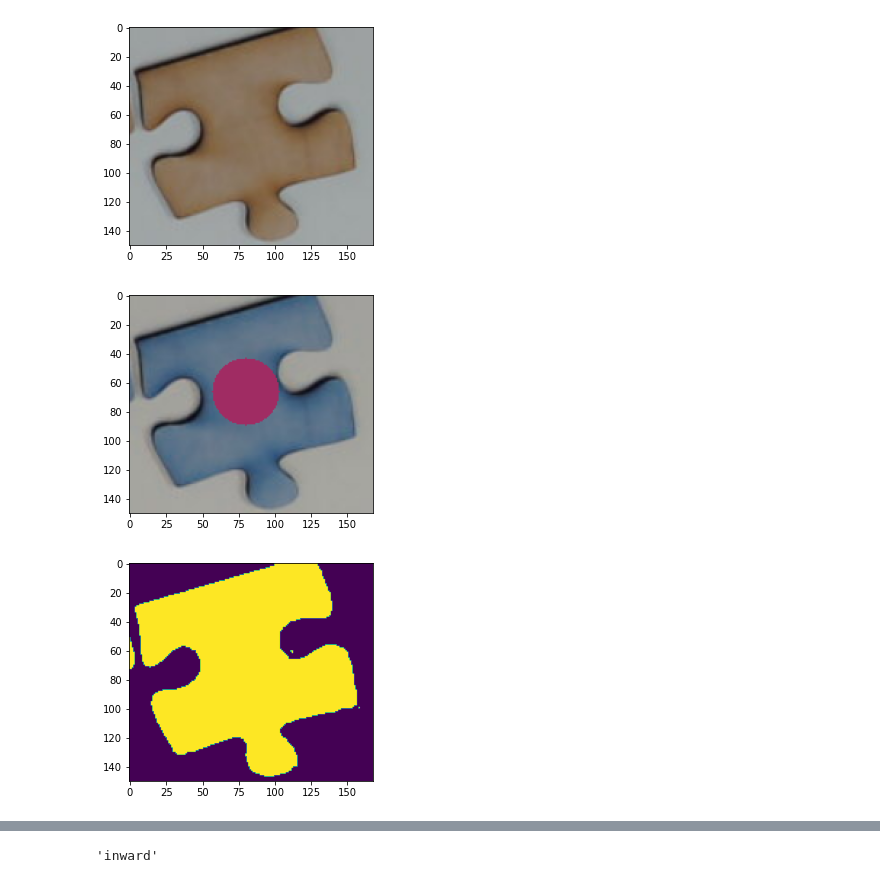
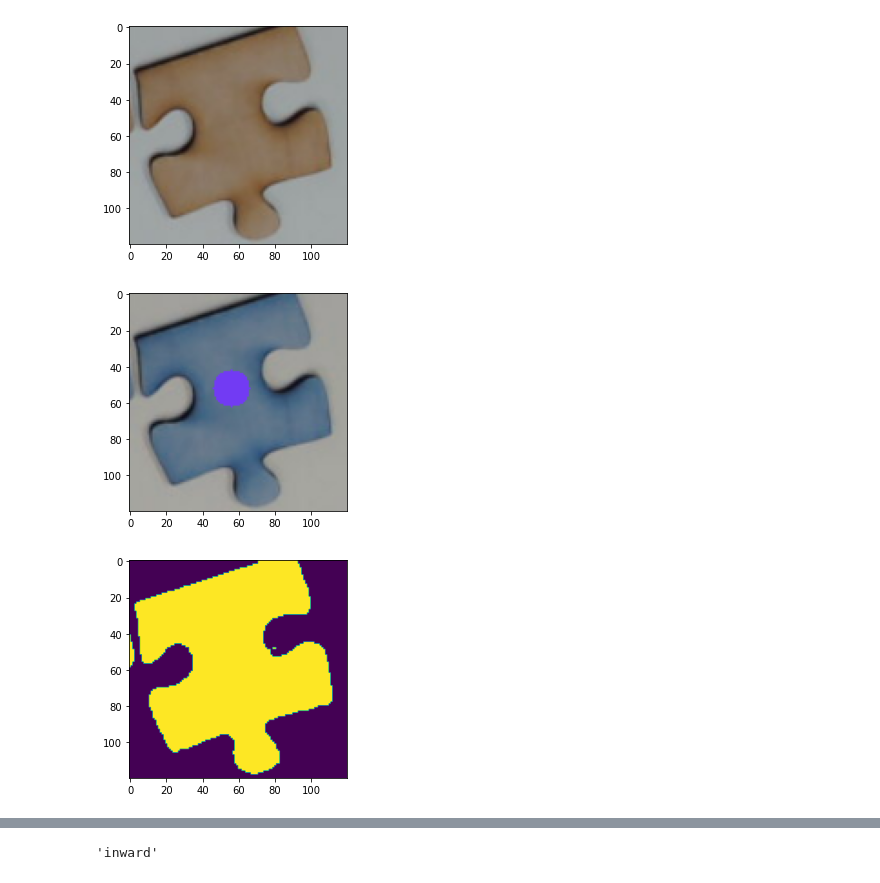
Before and after one commit to ME-134/PuzzleBot, a Jupyter notebook: vision/Piece Box.ipynb, the cells around one changed output, grey strips where cells are left out. Drawn from its saved outputs; the diff is of its cells as text; code cells hidden in the pictures.

```diff
--- a/vision/Piece Box.ipynb
+++ b/vision/Piece Box.ipynb
@@ -15,15 +15,15 @@ from piece_detector import *
 # %%
 detector = Detector()
 # %%
-img1 = cv2.imread('p1.png')
+img1 = cv2.resize(cv2.imread('p1.png'), (120, 120))
 plt.imshow(img1[:, :, ::-1])
 plt.show()
 plt.imshow(detector.process(img1.copy())[0])
 plt.show()
 img_m1 = detector.pieces[0].img
 plt.imshow(img_m1)
 plt.show()
 # %% [output]
-[figure, old version]
+[figure, new version]
-[figure, old version]
+[figure, new version]
-[figure, old version]
+[figure, new version]
```
Also changed, not shown: parts of 9 cells of this notebook, 9 other files.
